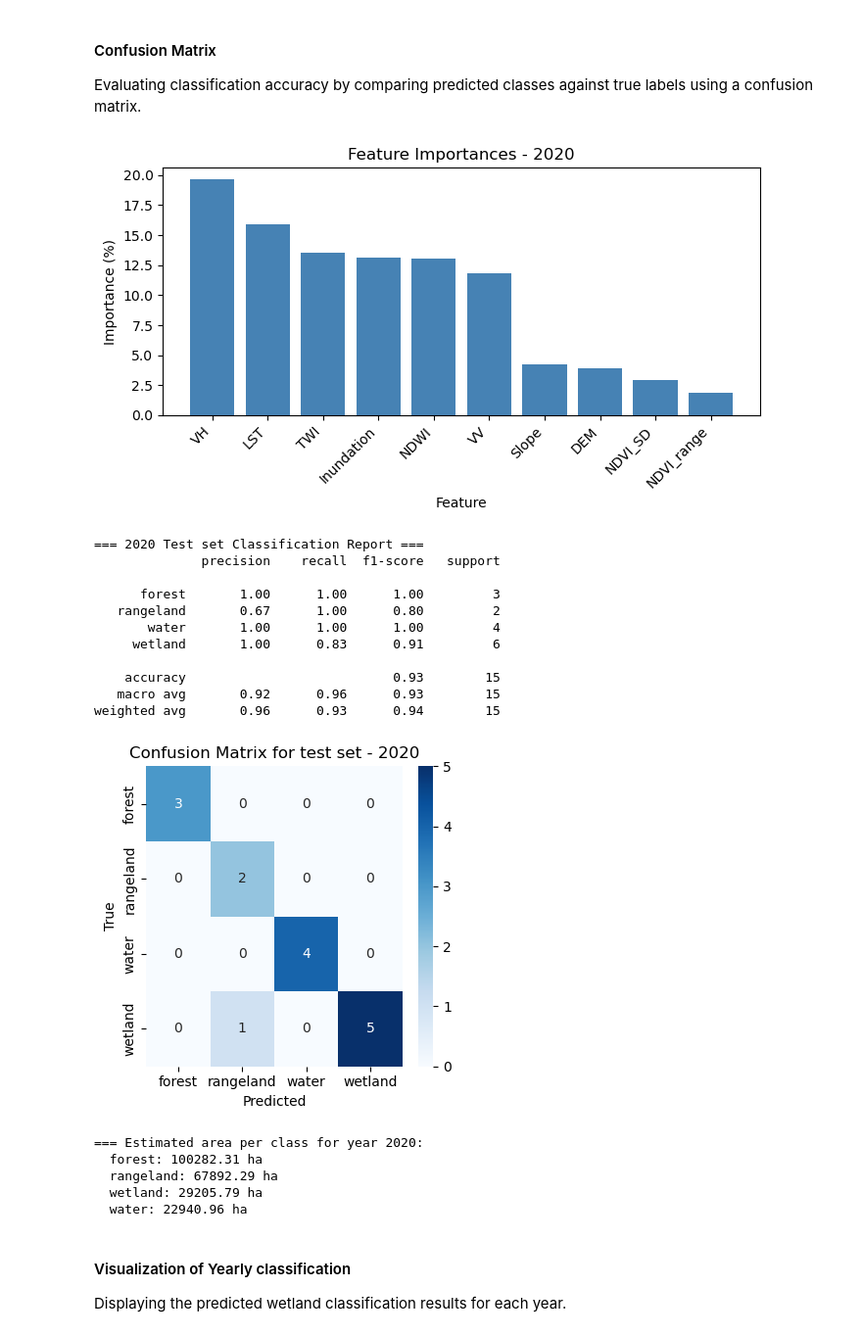
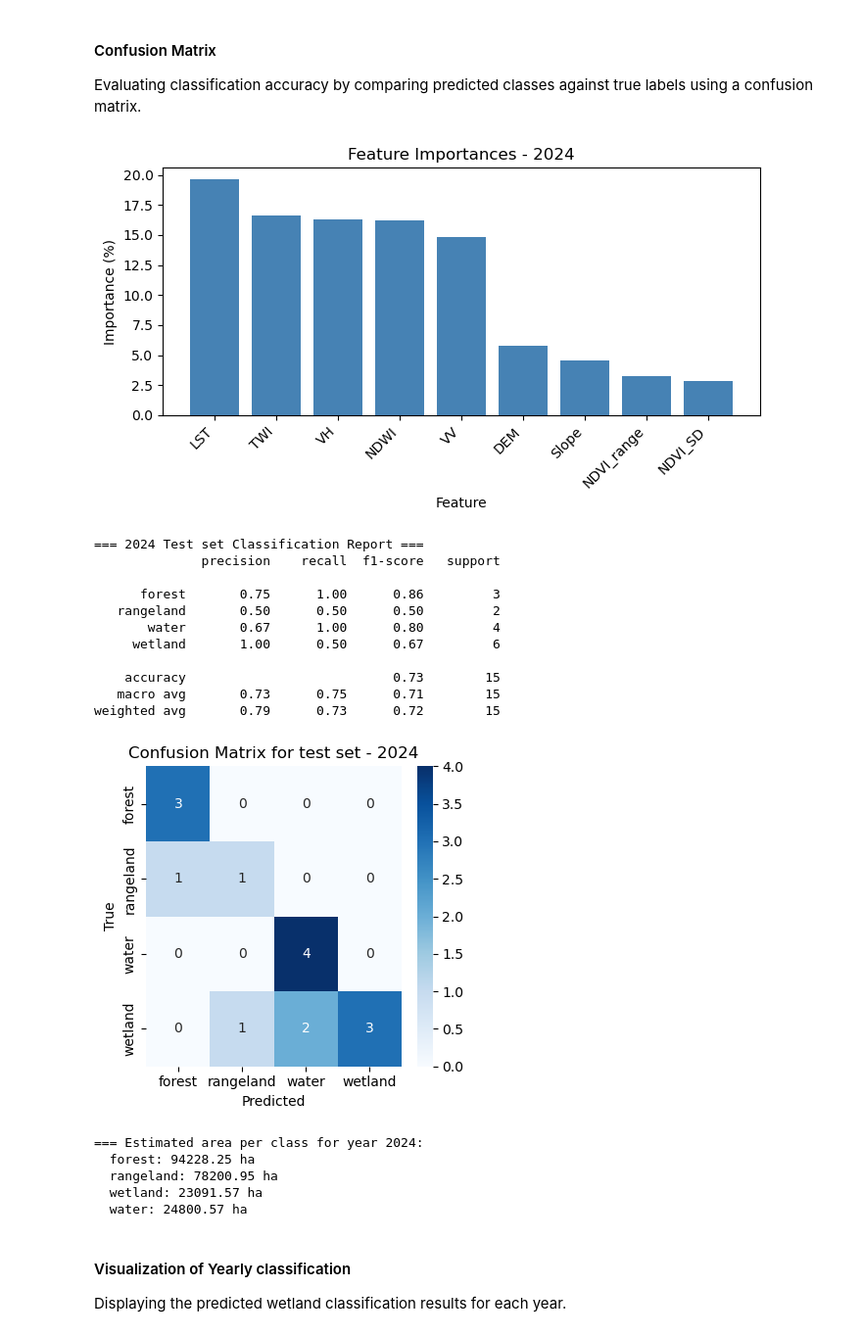
Before and after one commit to Ethel-Ogallo/wetland_delineation, a Jupyter notebook: Wetland_delienation/classification_workflow_202507.ipynb, the cells around one changed output. Shown at 98% size. Saved outputs shown, nothing was run; the diff lists cells and outputs as text; code cells hidden in the pictures.

```diff
--- a/Wetland_delienation/classification_workflow_202507.ipynb
+++ b/Wetland_delienation/classification_workflow_202507.ipynb
@@ -83,7 +112,7 @@ Combining all individual raster layers into a single multi-band raster stack, en
 temporal_names = ["LST", "NDWI", "NDVI_SD", "NDVI_range", "VV", "VH"]
 
 # Static layers
-static_names = ["DEM", "Slope", "TWI", "Inundation"]
+static_names = ["DEM", "Slope", "TWI"]
 
 feature_stack_by_year = {}
 
@@ -233,7 +262,29 @@ def train_model_per_year(year, training_data, test_size=0.2, n_estimators_cv=100
     data = training_data[year]
     X, y, le = data["X"], data["y"], data["label_encoder"]
 
-    # Split into train+val and test sets
+    from collections import Counter
+    class_counts = Counter(y)
+    min_class_count = min(class_counts.values())
+
+    if min_class_count < 2:
+        print(f"Warning: Year {year} has class with less than 2 samples. Skipping stratified split and CV.")
+
+        # Train final model on all data (no split)
+        final_rf = RandomForestClassifier(n_estimators=n_estimators_final, random_state=random_state)
+        final_rf.fit(X, y)
+
+        metrics = {
+            "cv_true": None,
+            "cv_pred": None,
+            "cv_accuracy": None,
+            "y_test": None,
+            "y_test_pred": None,
+            "test_accuracy": None,
+            "label_encoder": le,
+        }
+        return final_rf, metrics
+
+    # Proceed with stratified split since all classes have >= 2 samples
     X_train_val, X_test, y_train_val, y_test = train_test_split(
         X, y, test_size=test_size, stratify=y, random_state=random_state
     )
@@ -351,13 +402,13 @@ Prediction complete for year 2025.
 #### Confusion Matrix
 Evaluating classification accuracy by comparing predicted classes against true labels using a confusion matrix.
 # %%
-year = 2020  # change as needed
+year = 2024  # change as needed
 
 # The trained RF model
 rf_model = models_by_year[year]
 
 # Define feature names (matching the actual feature stack order)
-features = ['LST', 'NDWI', 'NDVI_SD','NDVI_range', 'TWI','VV', 'VH', 'DEM', 'Slope', 'Inundation']
+features = ['LST', 'NDWI', 'NDVI_SD','NDVI_range', 'TWI','VV', 'VH', 'DEM', 'Slope']
 
 importances = (rf_model.feature_importances_) * 100
 idx = importances.argsort()[::-1]
@@ -372,48 +423,48 @@ plt.tight_layout()
 plt.show()
 
 # model test results metrics
 le = metrics_by_year[year]['label_encoder']
 y_test = metrics_by_year[year]['y_test']
 y_test_pred = metrics_by_year[year]['y_test_pred']
 
 print(f"\n=== {year} Test set Classification Report ===")
 print(classification_report(y_test, y_test_pred, target_names=le.classes_))
 
 # Plot confusion matrix
 #cv_true = metrics_by_year[year]['cv_true']
 #cv_pred = metrics_by_year[year]['cv_pred']
 cm = confusion_matrix(y_test, y_test_pred)
 plt.figure(figsize=(4, 4))
 sns.heatmap(cm, annot=True, fmt='d', cmap='Blues',
             xticklabels=le.classes_, yticklabels=le.classes_)
 plt.xlabel('Predicted')
 plt.ylabel('True')
 plt.title(f'Confusion Matrix for test set - {year}')
 plt.tight_layout()
 plt.show()
 
 print(f"\n=== Estimated area per class for year {year}:")
 for cls, area in predictions_by_year[year]['class_areas'].items():
     print(f"  {cls}: {area:.2f} ha")
 # %% [output]
-[figure, old version]
+[figure, new version]
-=== 2020 Test set Classification Report ===
+=== 2024 Test set Classification Report ===
               precision    recall  f1-score   support
 
-      forest       1.00      1.00      1.00         3
-   rangeland       0.67      1.00      0.80         2
-       water       1.00      1.00      1.00         4
-     wetland       1.00      0.83      0.91         6
+      forest       0.75      1.00      0.86         3
+   rangeland       0.50      0.50      0.50         2
+       water       0.67      1.00      0.80         4
+     wetland       1.00      0.50      0.67         6
 
-    accuracy                           0.93        15
-   macro avg       0.92      0.96      0.93        15
-weighted avg       0.96      0.93      0.94        15
+    accuracy                           0.73        15
+   macro avg       0.73      0.75      0.71        15
+weighted avg       0.79      0.73      0.72        15
-[figure, old version]
+[figure, new version]
-=== Estimated area per class for year 2020:
-  forest: 100282.31 ha
-  rangeland: 67892.29 ha
-  wetland: 29205.79 ha
-  water: 22940.96 ha
+=== Estimated area per class for year 2024:
+  forest: 94228.25 ha
+  rangeland: 78200.95 ha
+  wetland: 23091.57 ha
+  water: 24800.57 ha
 # %% [markdown]
 #### Visualization of Yearly classification
 Displaying the predicted wetland classification results for each year.
```
Also changed, not shown: parts of 10 cells of this notebook, 2 other files.
